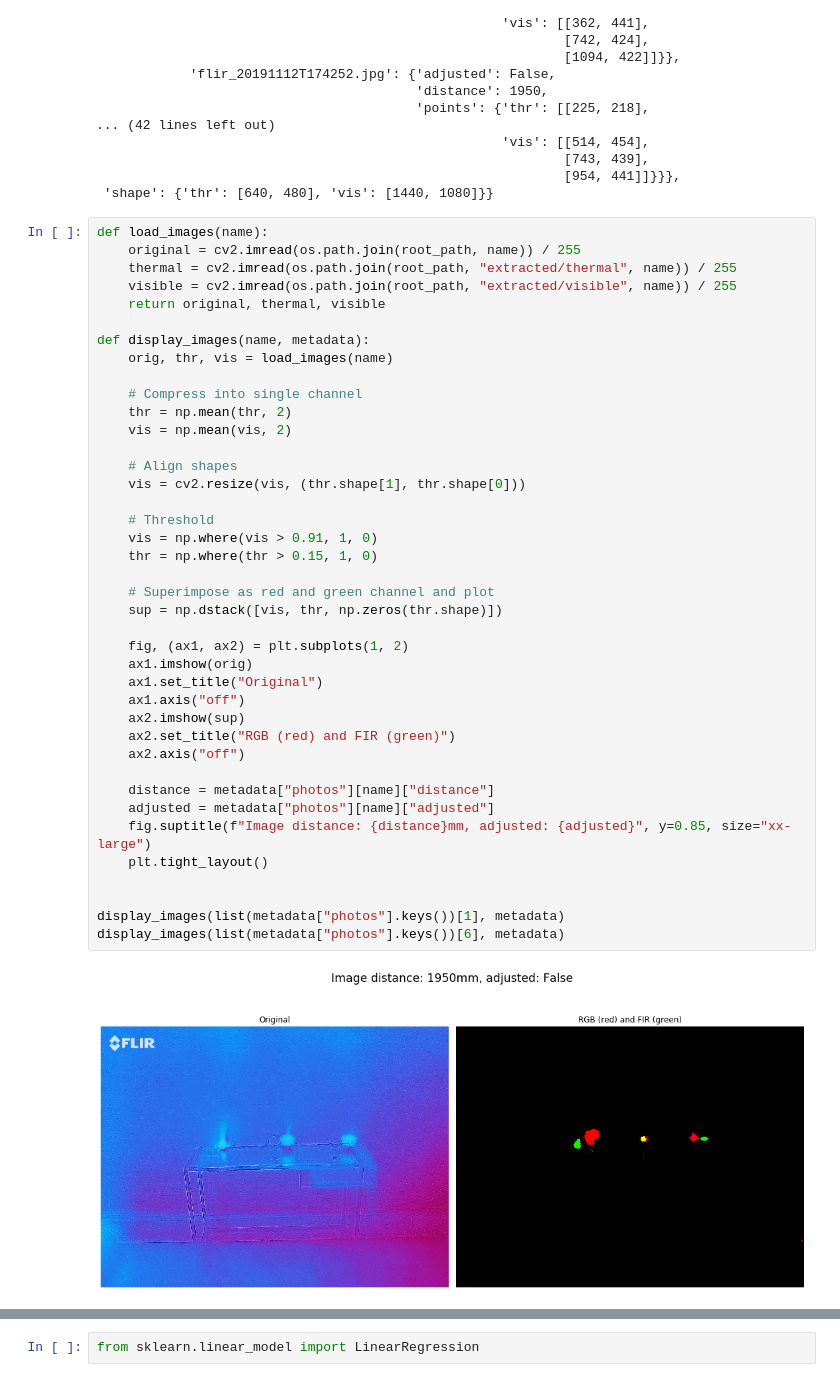
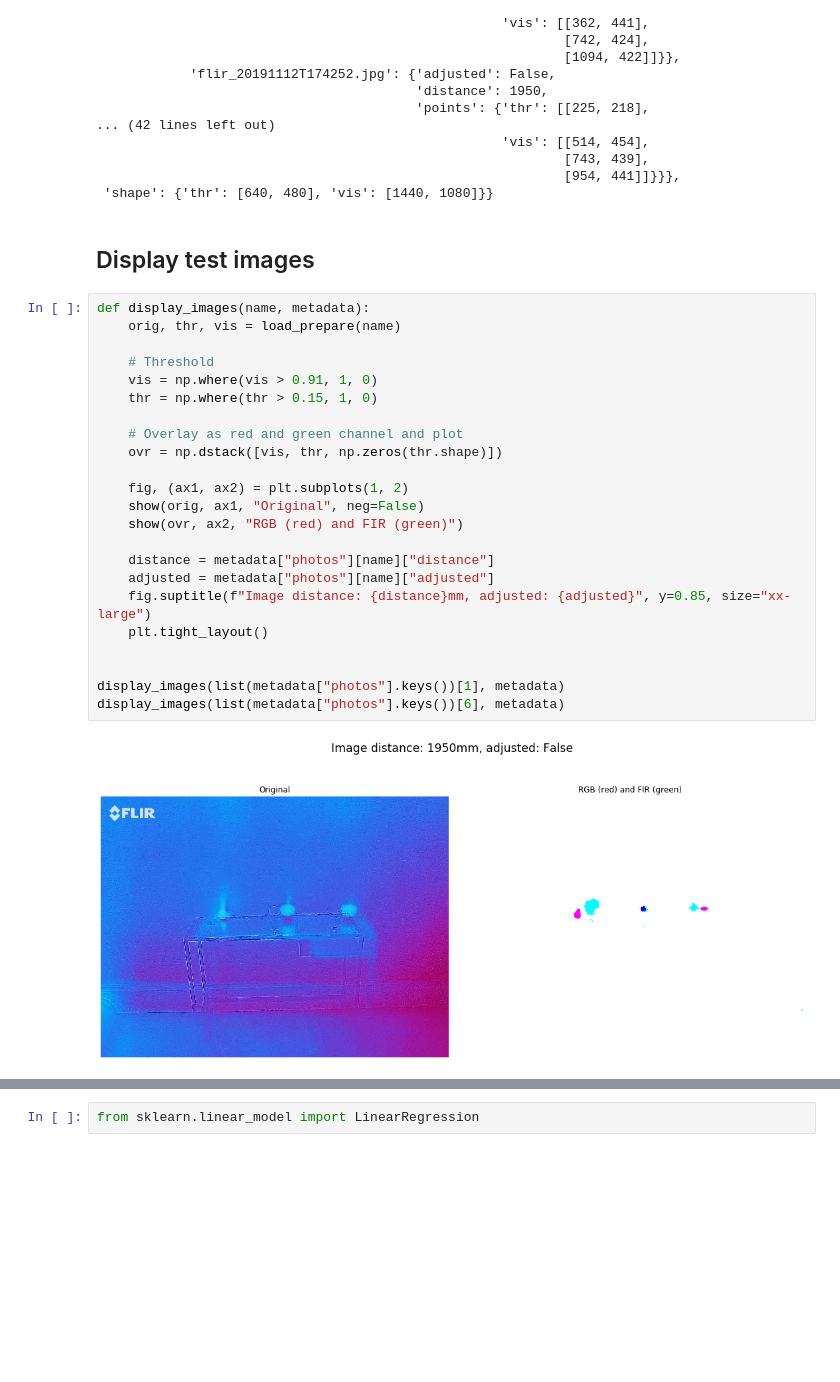
Before and after one commit to Lindronics/honours_project, a Jupyter notebook: notebooks/flir_one/flir_one_calibration.ipynb, the cells around one changed output, grey strips where cells are left out. Drawn from its saved outputs; the diff is of its cells as text; blank space fills up the shorter version.

```diff
--- a/notebooks/flir_one/flir_one_calibration.ipynb
+++ b/notebooks/flir_one/flir_one_calibration.ipynb
@@ -36,45 +80,30 @@ pprint(metadata)
                                                             [743, 439],
                                                             [954, 441]]}}},
  'shape': {'thr': [640, 480], 'vis': [1440, 1080]}}
+# %% [markdown]
+## Display test images
 # %%
-def load_images(name):
-    original = cv2.imread(os.path.join(root_path, name)) / 255
-    thermal = cv2.imread(os.path.join(root_path, "extracted/thermal", name)) / 255
-    visible = cv2.imread(os.path.join(root_path, "extracted/visible", name)) / 255
-    return original, thermal, visible
-
 def display_images(name, metadata):
-    orig, thr, vis = load_images(name)
-
-    # Compress into single channel
-    thr = np.mean(thr, 2)
-    vis = np.mean(vis, 2)
-
-    # Align shapes
-    vis = cv2.resize(vis, (thr.shape[1], thr.shape[0]))
+    orig, thr, vis = load_prepare(name)
 
     # Threshold
     vis = np.where(vis > 0.91, 1, 0)
     thr = np.where(thr > 0.15, 1, 0)
 
-    # Superimpose as red and green channel and plot
-    sup = np.dstack([vis, thr, np.zeros(thr.shape)])
+    # Overlay as red and green channel and plot
+    ovr = np.dstack([vis, thr, np.zeros(thr.shape)])
 
     fig, (ax1, ax2) = plt.subplots(1, 2)
-    ax1.imshow(orig)
-    ax1.set_title("Original")
-    ax1.axis("off")
-    ax2.imshow(sup)
-    ax2.set_title("RGB (red) and FIR (green)")
-    ax2.axis("off")
+    show(orig, ax1, "Original", neg=False)
+    show(ovr, ax2, "RGB (red) and FIR (green)")
 
     distance = metadata["photos"][name]["distance"]
     adjusted = metadata["photos"][name]["adjusted"]
     fig.suptitle(f"Image distance: {distance}mm, adjusted: {adjusted}", y=0.85, size="xx-large")
     plt.tight_layout()
 
 
 display_images(list(metadata["photos"].keys())[1], metadata)
 display_images(list(metadata["photos"].keys())[6], metadata)
 # %% [output]
-[figure, old version]
+[figure, new version]
```
Also changed, not shown: parts of 19 cells of this notebook.
